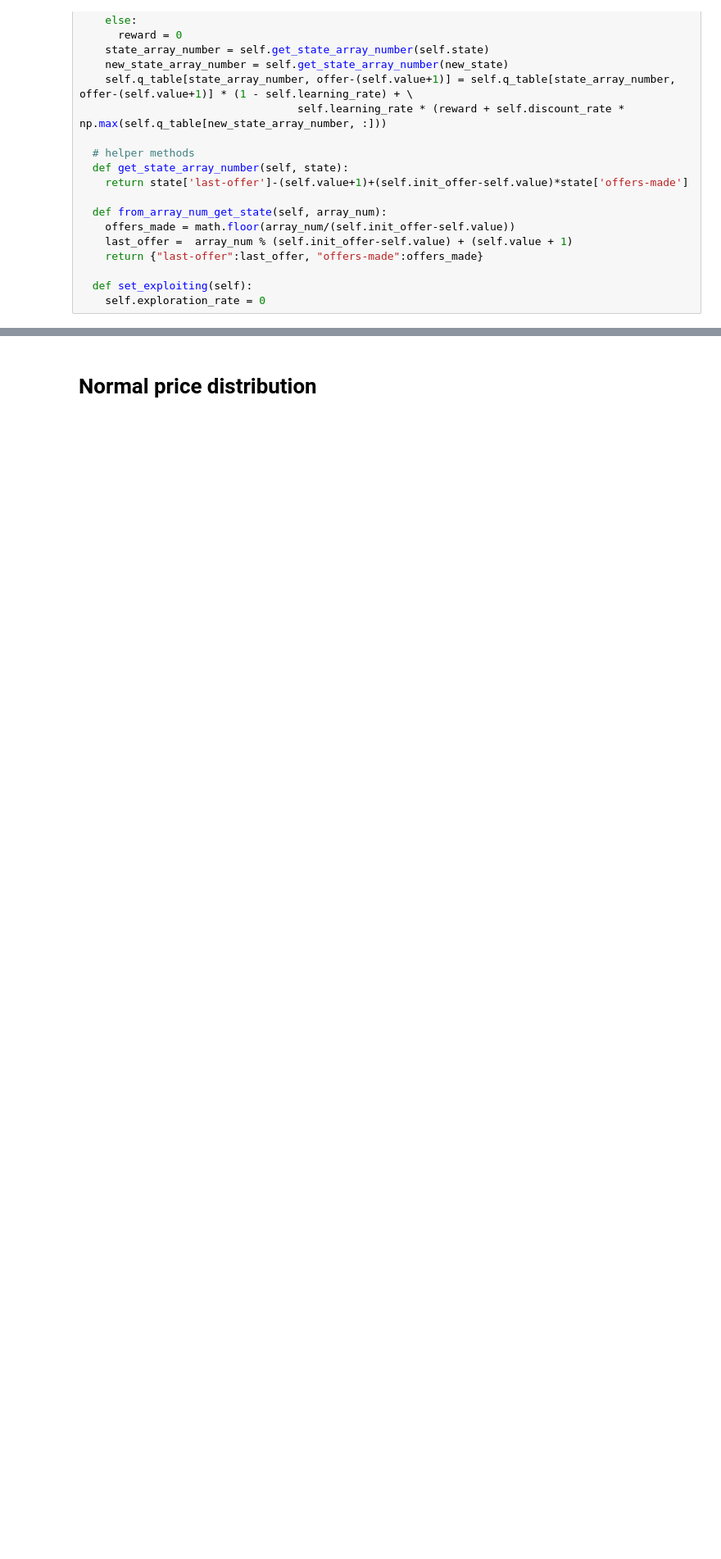
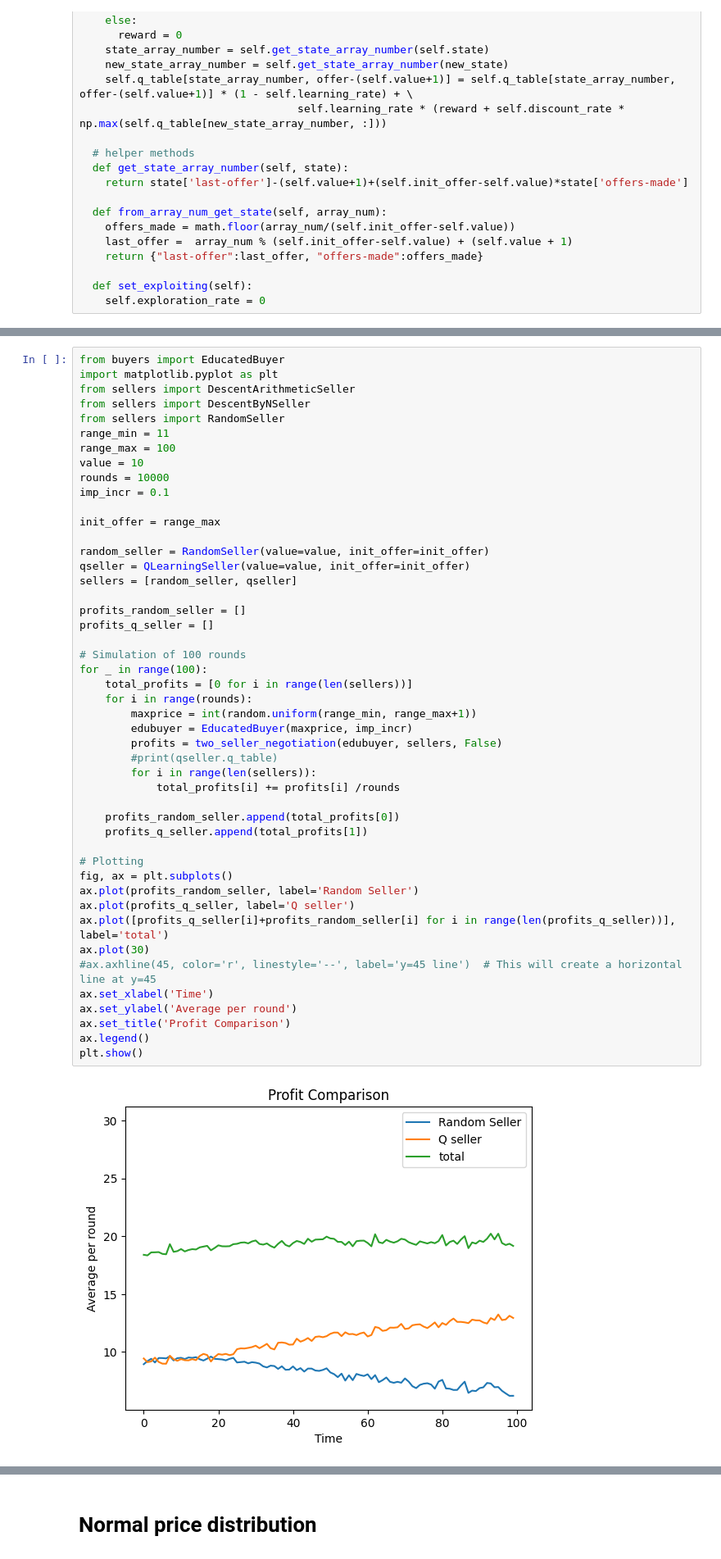
Before and after one commit to Lenguist/insight-game-ai, a Jupyter notebook: two-sellers.ipynb, the cells around one changed output, grey strips where cells are left out. Shown at 82% size. Drawn from its saved outputs; the diff is of its cells as text; blank space fills up the shorter version.

```diff
--- a/two-sellers.ipynb
+++ b/two-sellers.ipynb
@@ -371,6 +371,55 @@ class QLearningSeller(Seller):
     self.exploration_rate = self.min_exploration_rate + \
       (self.init_exploration_rate - self.min_exploration_rate) * \
       np.exp(-self.exploration_decay_rate * self.total_offers_made)
+# %%
+from buyers import EducatedBuyer
+import matplotlib.pyplot as plt
+from sellers import DescentArithmeticSeller
+from sellers import DescentByNSeller
+from sellers import RandomSeller
+range_min = 11
+range_max = 100
+value = 10
+rounds = 10000
+imp_incr = 0.1
+
+init_offer = range_max
+
+random_seller = RandomSeller(value=value, init_offer=init_offer)
+qseller = QLearningSeller(value=value, init_offer=init_offer)
+sellers = [random_seller, qseller]
+
+profits_random_seller = []
+profits_q_seller = []
+
+# Simulation of 100 rounds
+for _ in range(100):
+    total_profits = [0 for i in range(len(sellers))]
+    for i in range(rounds):
+        maxprice = int(random.uniform(range_min, range_max+1))
+        edubuyer = EducatedBuyer(maxprice, imp_incr)
+        profits = two_seller_negotiation(edubuyer, sellers, False)
+        #print(qseller.q_table)
+        for i in range(len(sellers)):
+            total_profits[i] += profits[i] /rounds
+
+    profits_random_seller.append(total_profits[0])
+    profits_q_seller.append(total_profits[1])
+
+# Plotting
+fig, ax = plt.subplots()
+ax.plot(profits_random_seller, label='Random Seller')
+ax.plot(profits_q_seller, label='Q seller')
+ax.plot([profits_q_seller[i]+profits_random_seller[i] for i in range(len(profits_q_seller))], label='total')
+ax.plot(30)
+#ax.axhline(45, color='r', linestyle='--', label='y=45 line')  # This will create a horizontal line at y=45
+ax.set_xlabel('Time')
+ax.set_ylabel('Average per round')
+ax.set_title('Profit Comparison')
+ax.legend()
+plt.show()
+# %% [output]
+[figure, added]
 # %%
 from buyers import EducatedBuyer
 import matplotlib.pyplot as plt
```
Also changed, not shown: parts of 7 cells of this notebook.
